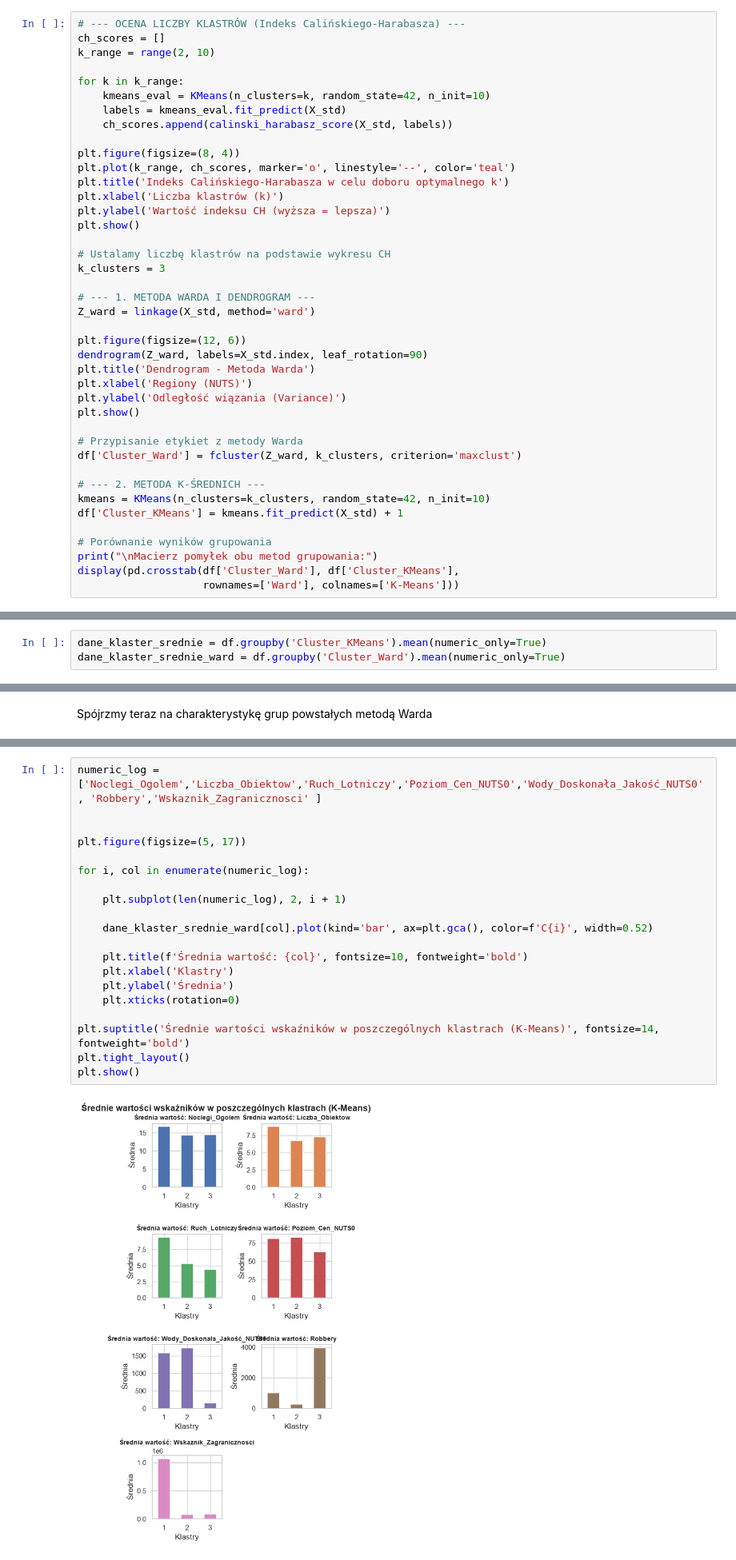
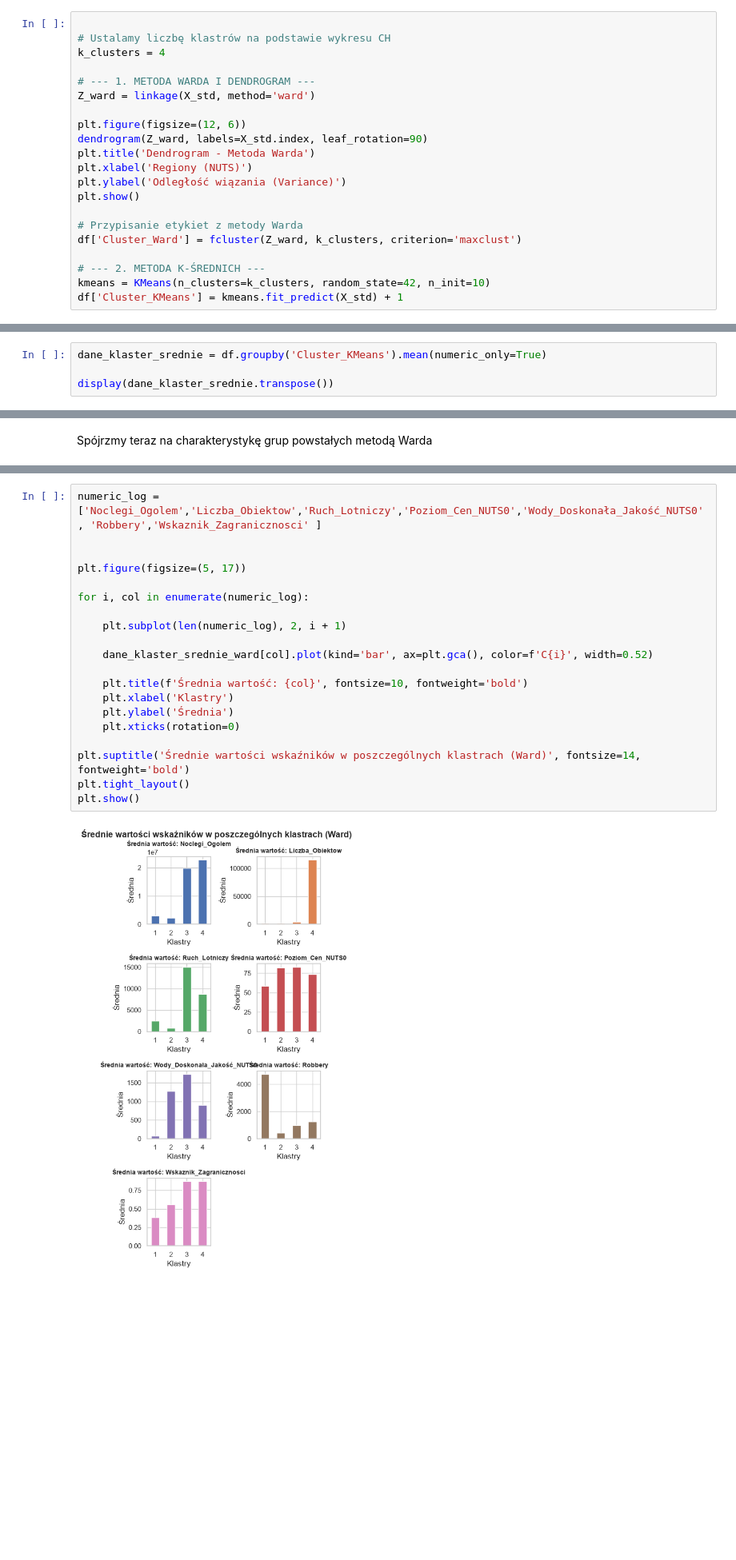
Before and after one commit to kawalerski-ja/Balkan-Tourism, a Jupyter notebook: Projekt_Balkany_Analiza_V3.ipynb, the cells around one changed output, grey strips where cells are left out. Shown at 80% size. Saved outputs shown, nothing was run; the diff lists cells and outputs as text; blank space fills up the shorter version.

```diff
--- a/Projekt_Balkany_Analiza_V3.ipynb
+++ b/Projekt_Balkany_Analiza_V3.ipynb
@@ -88,22 +129,7 @@ Etapy grupowania:
 # %%
-# --- OCENA LICZBY KLASTRÓW (Indeks Calińskiego-Harabasza) ---
-ch_scores = []
-k_range = range(2, 10)
-
-for k in k_range:
-    kmeans_eval = KMeans(n_clusters=k, random_state=42, n_init=10)
-    labels = kmeans_eval.fit_predict(X_std)
-    ch_scores.append(calinski_harabasz_score(X_std, labels))
-
-plt.figure(figsize=(8, 4))
-plt.plot(k_range, ch_scores, marker='o', linestyle='--', color='teal')
-plt.title('Indeks Calińskiego-Harabasza w celu doboru optymalnego k')
-plt.xlabel('Liczba klastrów (k)')
-plt.ylabel('Wartość indeksu CH (wyższa = lepsza)')
-plt.show()
 
 # Ustalamy liczbę klastrów na podstawie wykresu CH
-k_clusters = 3
+k_clusters = 4
 
 # --- 1. METODA WARDA I DENDROGRAM ---
 Z_ward = linkage(X_std, method='ward')
@@ -121,9 +147,4 @@ df['Cluster_Ward'] = fcluster(Z_ward, k_clusters, criterion='maxclust')
 # --- 2. METODA K-ŚREDNICH ---
 kmeans = KMeans(n_clusters=k_clusters, random_state=42, n_init=10)
 df['Cluster_KMeans'] = kmeans.fit_predict(X_std) + 1
-
-# Porównanie wyników grupowania
-print("\nMacierz pomyłek obu metod grupowania:")
-display(pd.crosstab(df['Cluster_Ward'], df['Cluster_KMeans'],
-                    rownames=['Ward'], colnames=['K-Means']))
 # %% [output]
@@ -354,3 +373,4 @@ Następnym krokiem w naszym badaniu, jest określenie cech otrzymanych klastrów
 # %%
 dane_klaster_srednie = df.groupby('Cluster_KMeans').mean(numeric_only=True)
-dane_klaster_srednie_ward = df.groupby('Cluster_Ward').mean(numeric_only=True)
+
+display(dane_klaster_srednie.transpose())
@@ -433,22 +447,22 @@ display(dane_klaster_srednie_ward.transpose())
 # %%
 numeric_log = ['Noclegi_Ogolem','Liczba_Obiektow','Ruch_Lotniczy','Poziom_Cen_NUTS0','Wody_Doskonała_Jakość_NUTS0', 'Robbery','Wskaznik_Zagranicznosci' ]
 
 
 plt.figure(figsize=(5, 17))
 
 for i, col in enumerate(numeric_log):
 
     plt.subplot(len(numeric_log), 2, i + 1)
 
     dane_klaster_srednie_ward[col].plot(kind='bar', ax=plt.gca(), color=f'C{i}', width=0.52)
 
     plt.title(f'Średnia wartość: {col}', fontsize=10, fontweight='bold')
     plt.xlabel('Klastry')
     plt.ylabel('Średnia')
     plt.xticks(rotation=0)
 
-plt.suptitle('Średnie wartości wskaźników w poszczególnych klastrach (K-Means)', fontsize=14, fontweight='bold')
+plt.suptitle('Średnie wartości wskaźników w poszczególnych klastrach (Ward)', fontsize=14, fontweight='bold')
 plt.tight_layout()
 plt.show()
 # %% [output]
-[figure, old version]
+[figure, new version]
```
Also changed, not shown: parts of 27 cells of this notebook, 1 other file.
